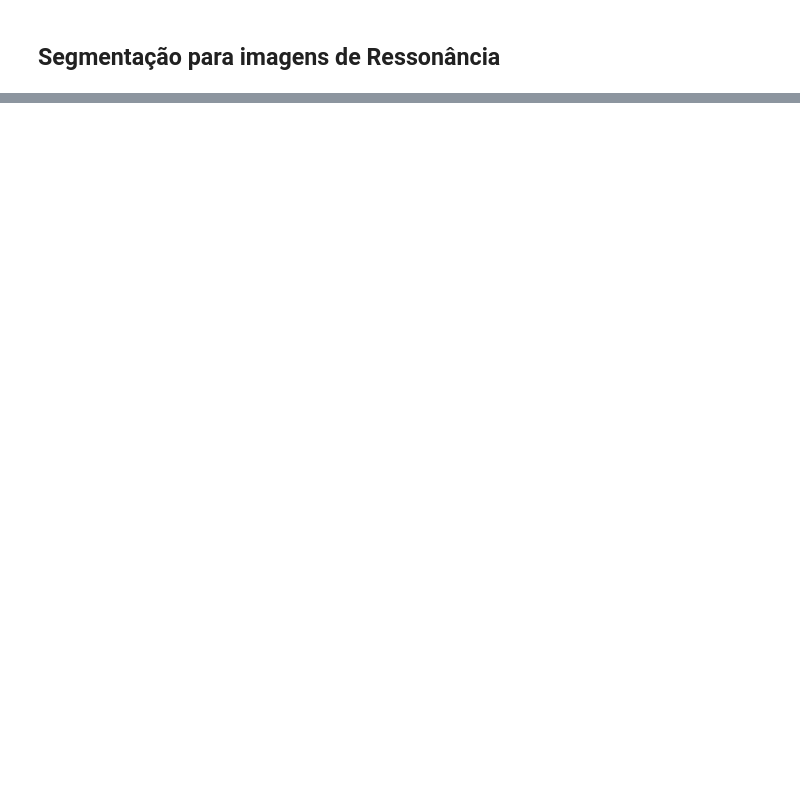
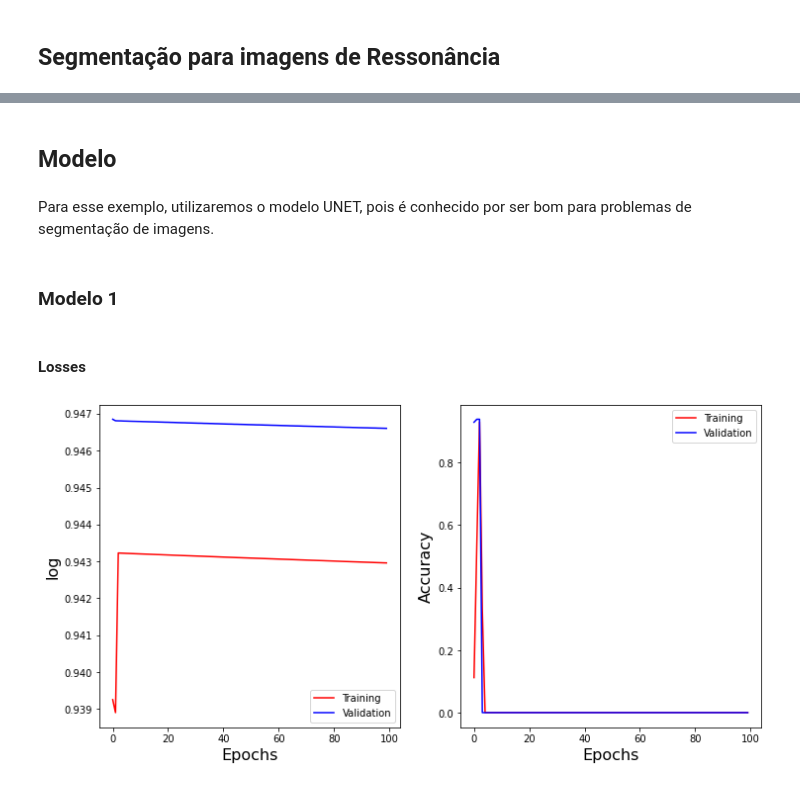
Before and after one commit to coviseg/hackovid19, a Jupyter notebook: Hackovid19_segmentation.ipynb, the cells around one changed output, grey strips where cells are left out. Cells and saved outputs as stored; diff of their text form; code cells hidden in the pictures; blank space fills up the shorter version.

Commit message:
Adicionei modelos

```diff
--- a/Hackovid19_segmentation.ipynb
+++ b/Hackovid19_segmentation.ipynb
@@ -20,2 +104,8 @@ print(n1_img.header)
+# %% [markdown]
+## Modelo
+# %% [markdown]
+Para esse exemplo, utilizaremos o modelo UNET, pois é conhecido por ser bom para problemas de segmentação de imagens.
+# %% [markdown]
+### Modelo 1
 # %%
 import tensorflow as tf
@@ -48,0 +154,2 @@ def conv_bloc2d(input_tensor, n_filters, kernel_size=3, batchnorm=True):
+# %% [markdown]
+#### Losses
@@ -48,0 +247,42 @@ def conv_bloc2d(input_tensor, n_filters, kernel_size=3, batchnorm=True):
+# %%
+#modelo com predicao
+from sklearn.model_selection import train_test_split
+
+X_train, X_test, y_train, y_test = train_test_split(img_train, mask_train,
+                                                    test_size=0.1, random_state=42)
+
+BATCH = 8
+EPOCAS = 100
+
+history = model.fit(X_train,
+          y_train,
+          batch_size=BATCH,
+          validation_data=(X_test, y_test),
+          epochs=EPOCAS)
+# %%
+loss = history.history['loss']
+val_loss = history.history['val_loss']
+accuracy = history.history['accuracy']
+val_accuracy = history.history['val_accuracy']
+epochs = range(len(loss))
+
+fig = plt.figure(figsize=(12,6))
+gs = fig.add_gridspec(1, 2)
+ax1 = fig.add_subplot(gs[0, 0])
+ax2 = fig.add_subplot(gs[0, 1])
+
+ax1.plot(epochs, loss, 'r', label='Training')
+ax1.plot(epochs, val_loss, 'b', label='Validation')
+ax1.set_xlabel('Epochs', size=16)
+ax1.set_ylabel('Loss', size=16)
+ax1.set_ylabel('log')
+ax1.legend()
+
+ax2.plot(epochs, accuracy, 'r', label='Training')
+ax2.plot(epochs, val_accuracy, 'b', label='Validation')
+ax2.set_xlabel('Epochs', size=16)
+ax2.set_ylabel('Accuracy', size=16)
+ax2.legend()
+plt.show()
+# %% [output]
+[figure, added]
```
Also changed, not shown: parts of 20 cells of this notebook.
